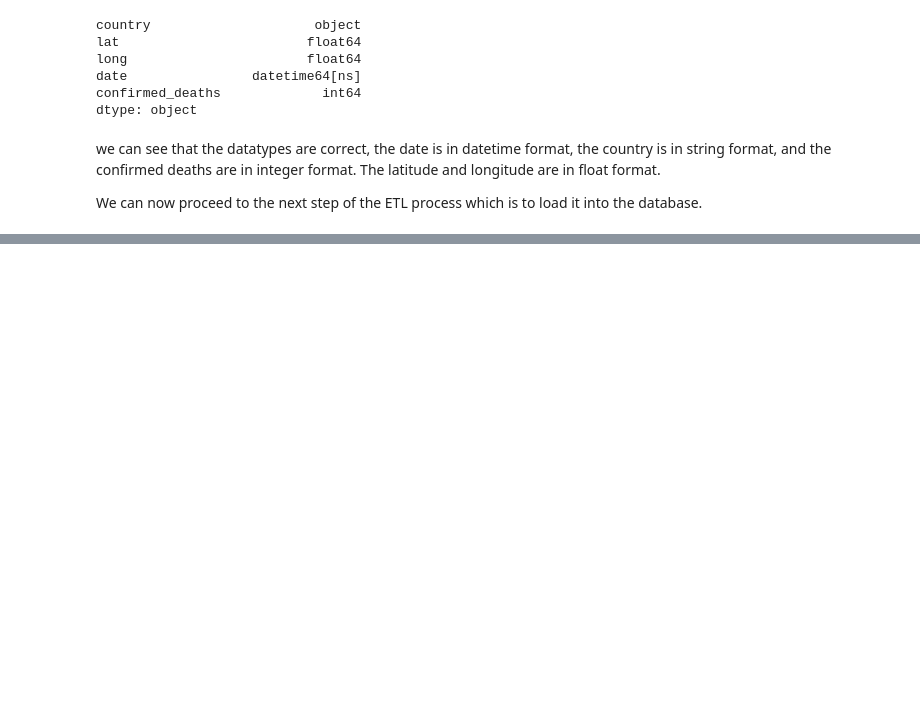
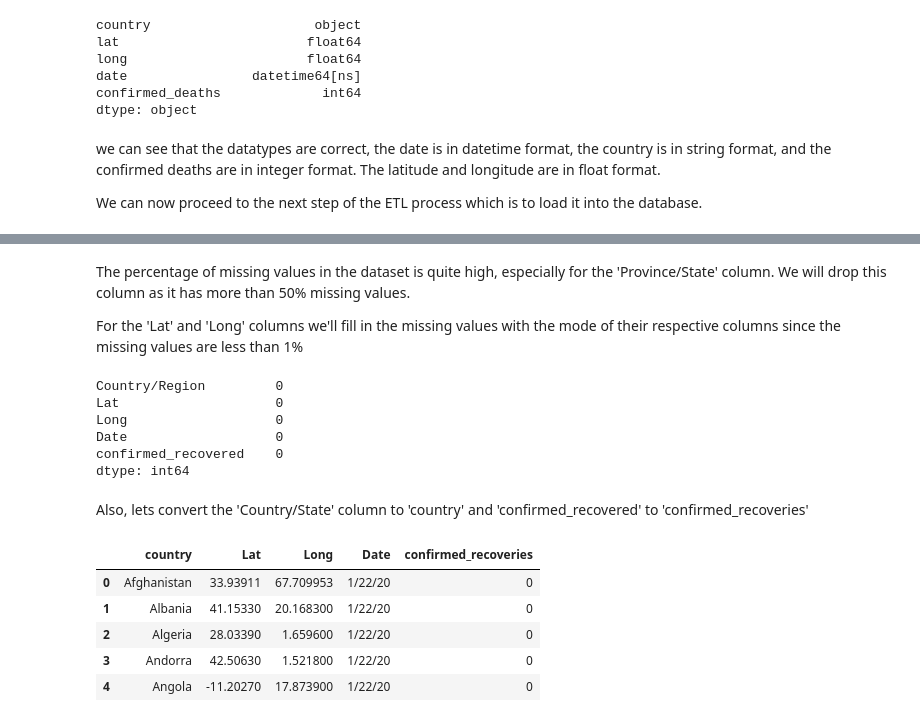
Before and after one commit to warren-bit/covid19_ETL_project, a Jupyter notebook: transform/transform.ipynb, the cells around one changed output, grey strips where cells are left out. Cells and saved outputs as stored; diff of their text form; code cells hidden in the pictures; blank space fills up the shorter version.

```diff
--- a/transform/transform.ipynb
+++ b/transform/transform.ipynb
@@ -340,0 +425,30 @@ with open('/home/warren/covid19_ETL_project/data_library/cleaned_confirmed_death
+# %% [markdown]
+The percentage of missing values in the dataset is quite high, especially for the 'Province/State' column. We will drop this column as it has more than 50% missing values.
+
+For the 'Lat' and 'Long' columns we'll fill in the missing values with the mode of their respective columns since the missing values are less than 1%
+# %%
+recovered.drop(columns= ['Province/State'], axis=1, inplace=True)
+recovered['Lat'] = recovered['Lat'].fillna(recovered['Lat'].mode()[0])
+recovered['Long'] = recovered['Long'].fillna(recovered['Long'].mode()[0])
+# checking for missing values again
+recovered.isnull().sum()
+# %% [output]
+Country/Region         0
+Lat                    0
+Long                   0
+Date                   0
+confirmed_recovered    0
+dtype: int64
+# %% [markdown]
+Also, lets convert the 'Country/State' column to 'country' and 'confirmed_recovered' to 'confirmed_recoveries'
+# %%
+recovered.rename(columns = {'Country/Region': 'country',
+                            'confirmed_recovered' :'confirmed_recoveries'}, inplace=True)
+recovered.head()
+# %% [output]
+|  | country | Lat | Long | Date | confirmed_recoveries |
+| 0 | Afghanistan | 33.93911 | 67.709953 | 1/22/20 | 0 |
+| 1 | Albania | 41.15330 | 20.168300 | 1/22/20 | 0 |
+| 2 | Algeria | 28.03390 | 1.659600 | 1/22/20 | 0 |
+| 3 | Andorra | 42.50630 | 1.521800 | 1/22/20 | 0 |
+| 4 | Angola | -11.20270 | 17.873900 | 1/22/20 | 0 |
```
Also changed, not shown: parts of 20 cells of this notebook.
